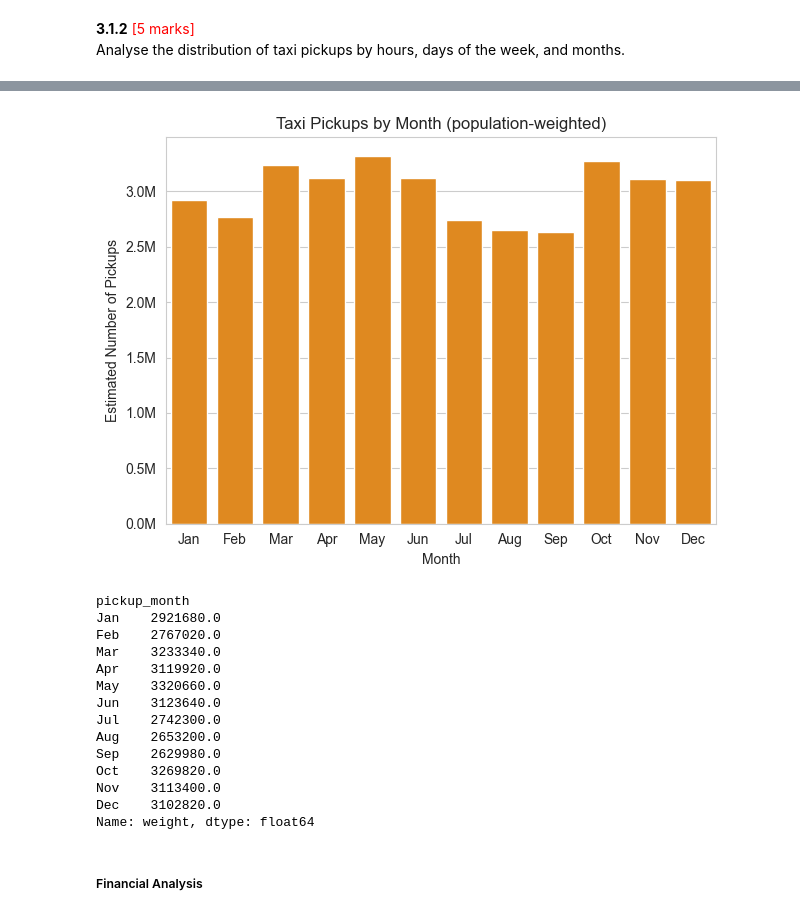
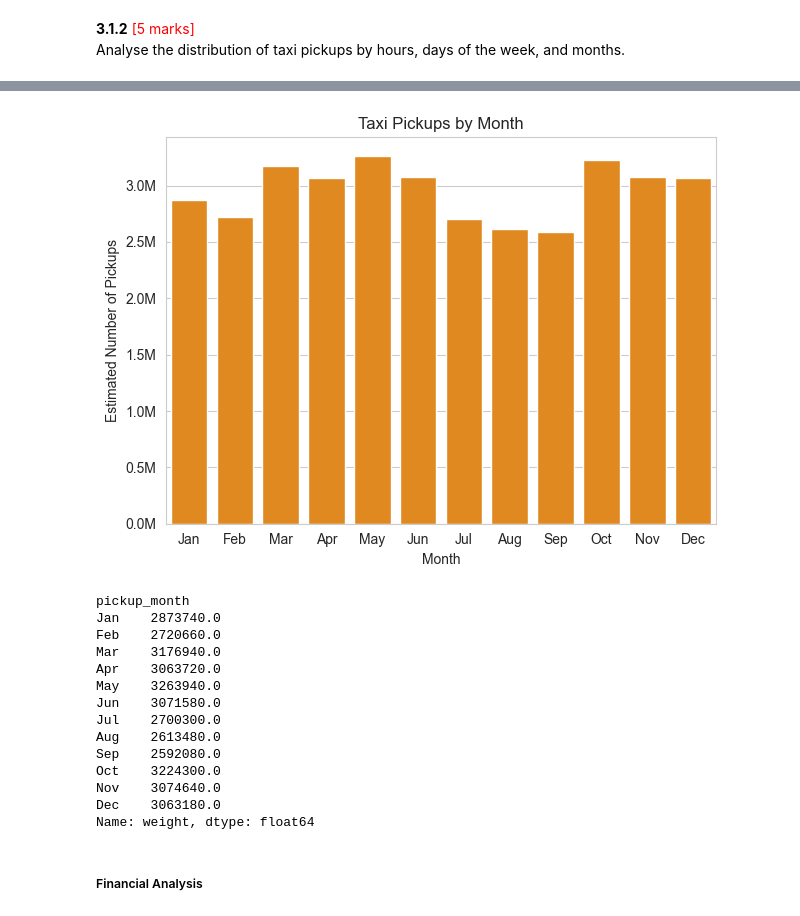
Before and after one commit to GoutamKonala/NYC_Taxi_Data_Assignment, a Jupyter notebook: EDA_Assg_NYC_Taxi_Starter.ipynb, the cells around one changed output, grey strips where cells are left out. Cells and saved outputs as stored; diff of their text form; code cells hidden in the pictures.

```diff
--- a/EDA_Assg_NYC_Taxi_Starter.ipynb
+++ b/EDA_Assg_NYC_Taxi_Starter.ipynb
@@ -621,6 +621,9 @@ First, let us remove 7+ passenger counts as there are very less instances.
 df = df[df['passenger_count'] <= 6].reset_index(drop=True)
 # %%
 # Continue with outlier handling
+
+# where 'passenger_count' is less than 1 and greater than 6
+df = df[(df['passenger_count'] >= 1) & (df['passenger_count'] <= 6)].reset_index(drop=True)
 
 # where 'fare_amount is more than 1000
 df = df[df['fare_amount'] <= 1000].reset_index(drop=True)
@@ -812,46 +815,46 @@ Name: weight, dtype: float64
 # %%
 # Show the monthly trends in pickups
 
 df['pickup_month'] = df['tpep_pickup_datetime'].dt.month        # Separating the months from the pickup datetime
 
 month_totals = (
     df.groupby("pickup_month")["weight"]
       .sum()                         # sum weights gives estimated trip count
       .reindex(range(1, 13), fill_value=0)   # keep Jan-Dec order
 )
 
 sns.barplot(x=month_totals.index,
             y=month_totals.values,
             color="darkorange")
-plt.title("Taxi Pickups by Month (population-weighted)")
+plt.title("Taxi Pickups by Month")
 plt.xlabel("Month")
 plt.ylabel("Estimated Number of Pickups")
 plt.xticks(range(0, 12),             # positions 0-11
            ["Jan","Feb","Mar","Apr","May","Jun",
             "Jul","Aug","Sep","Oct","Nov","Dec"])
 plt.gcf().axes[0].yaxis.set_major_formatter(
         plt.FuncFormatter(lambda x, _ : f"{x/1e6:.1f}M"))
 plt.tight_layout()
 plt.show()
 
 print(month_totals.rename(index=dict(zip(range(1,13),
        ["Jan","Feb","Mar","Apr","May","Jun",
         "Jul","Aug","Sep","Oct","Nov","Dec"]))))       # Pickup counts per month as a table
 # %% [output]
-[figure, old version]
+[figure, new version]
 pickup_month
-Jan    2921680.0
-Feb    2767020.0
-Mar    3233340.0
-Apr    3119920.0
-May    3320660.0
-Jun    3123640.0
-Jul    2742300.0
-Aug    2653200.0
-Sep    2629980.0
-Oct    3269820.0
-Nov    3113400.0
-Dec    3102820.0
+Jan    2873740.0
+Feb    2720660.0
+Mar    3176940.0
+Apr    3063720.0
+May    3263940.0
+Jun    3071580.0
+Jul    2700300.0
+Aug    2613480.0
+Sep    2592080.0
+Oct    3224300.0
+Nov    3074640.0
+Dec    3063180.0
 Name: weight, dtype: float64
 # %% [markdown]
 ##### Financial Analysis
```
Also changed, not shown: parts of 38 cells of this notebook.
